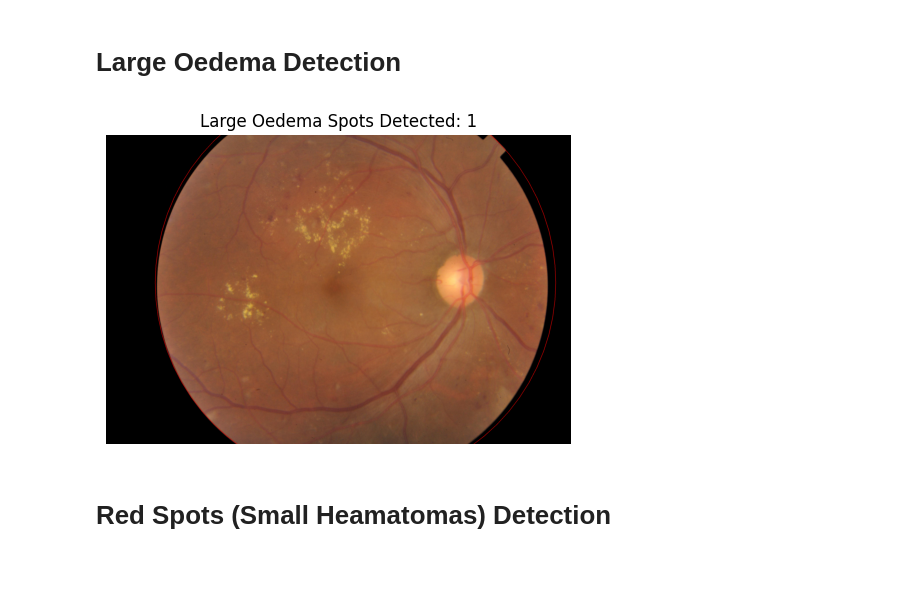
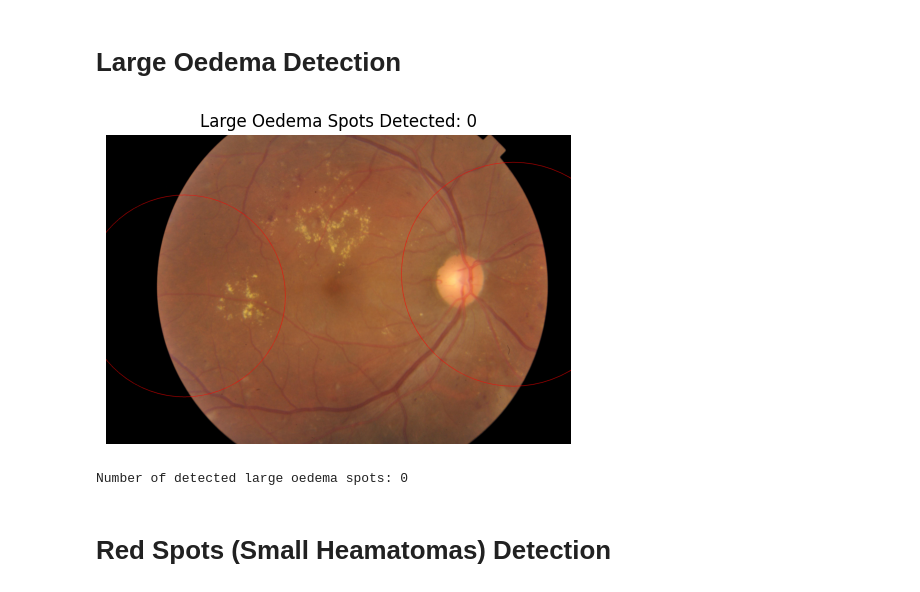
Before and after one commit to CaelynViljoen/ELEN4012A-Investigation-Project, a Jupyter notebook: Src/FeatureEngineering/FeatureExtraction.ipynb, the cells around one changed output. Saved outputs shown, nothing was run; the diff lists cells and outputs as text; code cells hidden in the pictures.

```diff
--- a/Src/FeatureEngineering/FeatureExtraction.ipynb
+++ b/Src/FeatureEngineering/FeatureExtraction.ipynb
@@ -94,7 +103,7 @@ def count_blood_vessels(vessels):
     num_labels, labels, stats, centroids = cv2.connectedComponentsWithStats(vessels, connectivity=8)
 
     # Filter out small components (noise)
-    filtered_labels = [centroid for i, centroid in enumerate(centroids) if stats[i][4] > 50]  # area threshold of 50
+    filtered_labels = [centroid for i, centroid in enumerate(centroids) if stats[i][4] > 80]  # area threshold of 50
 
     return len(filtered_labels), filtered_labels
 
@@ -248,64 +273,88 @@ Number of detected bifurcations: 8827
 # %% [markdown]
 # Large Oedema Detection
 # %%
-# I THINK THIS IS ABOUT SIZE THRESHOLDS AND COLOUR
+import cv2
+import numpy as np
+from matplotlib import pyplot as plt
 
-# Function to detect large oedema spots
-def detect_large_oedema_spots(gray_image, min_area=5000, threshold_factor=1.5):
-    # Step 1: Apply Gaussian blur to smooth the image and reduce noise
-    blurred_image = cv2.GaussianBlur(gray_image, (5, 5), 0)
+# Function to detect large oedema spots using adaptive thresholding and HSV filtering
+def detect_large_oedema_spots(original_image, min_area=5000, threshold_factor=1.5):
+    # Step 1: Convert the image to HSV space
+    hsv_image = cv2.cvtColor(original_image, cv2.COLOR_BGR2HSV)
 
-    # Step 2: Apply a threshold to detect bright regions (objects)
-    threshold_value = threshold_factor * cv2.threshold(blurred_image, 0, 255, cv2.THRESH_BINARY + cv2.THRESH_OTSU)[0]
-    binary_objects = blurred_image > threshold_value
+    # Step 2: Extract the V channel (brightness) for thresholding
+    v_channel = hsv_image[:, :, 2]
 
-    # Step 3: Find contours (outlines) of the objects
-    contours, _ = cv2.findContours(binary_objects.astype(np.uint8), cv2.RETR_EXTERNAL, cv2.CHAIN_APPROX_SIMPLE)
+    # Step 3: Apply Gaussian blur to the V channel to reduce noise
+    blurred_image = cv2.GaussianBlur(v_channel, (5, 5), 0)
 
-    # Step 4: Create an empty image for large objects
+    # Step 4: Apply adaptive thresholding to better detect bright oedema spots
+    binary_objects = cv2.adaptiveThreshold(
+        blurred_image, 255, cv2.ADAPTIVE_THRESH_GAUSSIAN_C, cv2.THRESH_BINARY_INV, 11, 2
+    )
+
+    # Step 5: Morphological operations to clean up small regions and noise
+    kernel = np.ones((5, 5), np.uint8)
+    binary_objects = cv2.morphologyEx(binary_objects, cv2.MORPH_OPEN, kernel)
+    binary_objects = cv2.morphologyEx(binary_objects, cv2.MORPH_CLOSE, kernel)
+
+    # Step 6: Find contours (outlines) of the objects
+    contours, _ = cv2.findContours(binary_objects, cv2.RETR_EXTERNAL, cv2.CHAIN_APPROX_SIMPLE)
+
+    # Step 7: Create an empty image for large objects
     large_objects = np.zeros_like(binary_objects, dtype=np.uint8)
     large_object_count = 0
 
-    # Step 5: Filter and count objects based on area
+    # Step 8: Filter and count objects based on area and circularity
     for contour in contours:
         area = cv2.contourArea(contour)
         if area >= min_area:
-            cv2.drawContours(large_objects, [contour], -1, 1, thickness=cv2.FILLED)  # Fill in the large object
-            large_object_count += 1
+            # Circularity filter to detect round oedema spots
+            perimeter = cv2.arcLength(contour, True)
+            if perimeter > 0:
+                circularity = 4 * np.pi * area / (perimeter ** 2)
+                if 0.7 < circularity < 1.2:  # Adjust circularity range for round shapes
+                    cv2.drawContours(large_objects, [contour], -1, 1, thickness=cv2.FILLED)  # Fill in the large object
+                    large_object_count += 1
 
     return large_objects, large_object_count, contours
 
 # Function to mark detected large oedema spots on the original image
-def mark_large_oedema_on_image(image, contours):
+def mark_large_oedema_on_image(image, contours, min_area=1000):
     marked_image = image.copy()
 
     # Draw circles around the large oedema spots
     for contour in contours:
         area = cv2.contourArea(contour)
-        if area >= 1000:  # Filtering based on the minimum area
+        if area >= min_area:  # Filtering based on the minimum area
             # Get the center and radius of the minimum enclosing circle
             (x, y), radius = cv2.minEnclosingCircle(contour)
             center = (int(x), int(y))
             radius = int(radius)
             # Draw the circle on the original image
             cv2.circle(marked_image, center, radius, (0, 0, 255), 2)  # Red circles for oedema spots
 
     return marked_image
 
-# Detect large oedema spots in the green channel
-large_oedema_spots, oedema_count, contours = detect_large_oedema_spots(green_channel)
+# Example usage:
+# Detect large oedema spots in the original image
+large_oedema_spots, oedema_count, contours = detect_large_oedema_spots(image_with_black_bg)
 
 # Mark oedema spots on the original image
 marked_image = mark_large_oedema_on_image(image_with_black_bg, contours)
 
 # Display the marked image with large oedema spots
 plt.figure(figsize=(6, 6))
 plt.imshow(cv2.cvtColor(marked_image, cv2.COLOR_BGR2RGB))
 plt.title(f"Large Oedema Spots Detected: {oedema_count}")
 plt.axis('off')
 plt.show()
+
+# Print the count of detected large oedema spots
+print(f"Number of detected large oedema spots: {oedema_count}")
 # %% [output]
-[figure, old version]
+[figure, new version]
+Number of detected large oedema spots: 0
 # %% [markdown]
 # Red Spots (Small Heamatomas) Detection
 # %%
```
Also changed, not shown: parts of 8 cells of this notebook.
